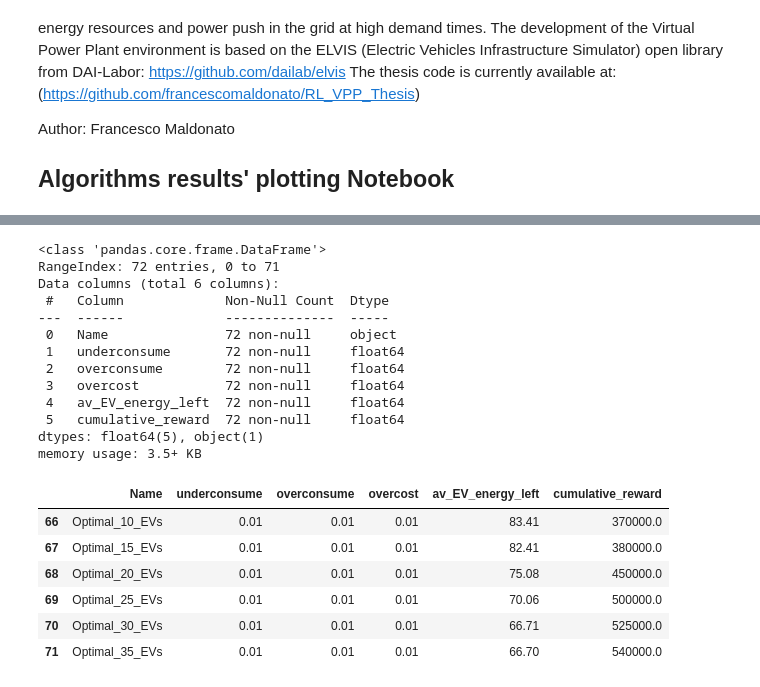
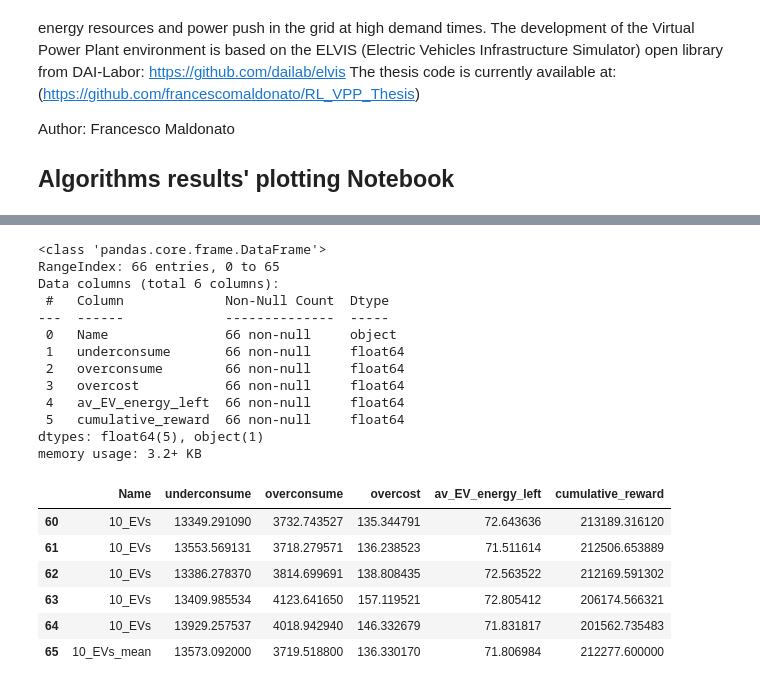
Before and after one commit to francescomaldonato/RL_VPP_Thesis, a Jupyter notebook: data/algorithms_results/Experiments_testing_plots.ipynb, the cells around one changed output, grey strips where cells are left out. Saved outputs shown, nothing was run; the diff lists cells and outputs as text; code cells hidden in the pictures.

```diff
--- a/data/algorithms_results/Experiments_testing_plots.ipynb
+++ b/data/algorithms_results/Experiments_testing_plots.ipynb
@@ -38,34 +39,34 @@ from sklearn.linear_model import LinearRegression
 # %%
 results_data = pd.read_csv('algorithms_results_table/EV_experiments_testing.csv')
 results_data = results_data.iloc[: , 1:]
 results_data['underconsume'].astype(float)
 results_data['overconsume'].astype(float)
 results_data['overcost'].astype(float)
-results_data['av_EVenergy_left'].astype(float)
+results_data['av_EV_energy_left'].astype(float)
 results_data['cumulative_reward'].astype(float)
 results_data.info()
 results_data.tail(6)
 # %% [output]
 <class 'pandas.core.frame.DataFrame'>
-RangeIndex: 72 entries, 0 to 71
+RangeIndex: 66 entries, 0 to 65
 Data columns (total 6 columns):
  #   Column             Non-Null Count  Dtype
 ---  ------             --------------  -----
- 0   Name               72 non-null     object
- 1   underconsume       72 non-null     float64
- 2   overconsume        72 non-null     float64
- 3   overcost           72 non-null     float64
- 4   av_EV_energy_left  72 non-null     float64
- 5   cumulative_reward  72 non-null     float64
+ 0   Name               66 non-null     object
+ 1   underconsume       66 non-null     float64
+ 2   overconsume        66 non-null     float64
+ 3   overcost           66 non-null     float64
+ 4   av_EV_energy_left  66 non-null     float64
+ 5   cumulative_reward  66 non-null     float64
 dtypes: float64(5), object(1)
-memory usage: 3.5+ KB
+memory usage: 3.2+ KB
 |  | Name | underconsume | overconsume | overcost | av_EV_energy_left | cumulative_reward |
-| 66 | Optimal_10_EVs | 0.01 | 0.01 | 0.01 | 83.41 | 370000.0 |
-| 67 | Optimal_15_EVs | 0.01 | 0.01 | 0.01 | 82.41 | 380000.0 |
-| 68 | Optimal_20_EVs | 0.01 | 0.01 | 0.01 | 75.08 | 450000.0 |
-| 69 | Optimal_25_EVs | 0.01 | 0.01 | 0.01 | 70.06 | 500000.0 |
-| 70 | Optimal_30_EVs | 0.01 | 0.01 | 0.01 | 66.71 | 525000.0 |
-| 71 | Optimal_35_EVs | 0.01 | 0.01 | 0.01 | 66.70 | 540000.0 |
+| 60 | 10_EVs | 13349.291090 | 3732.743527 | 135.344791 | 72.643636 | 213189.316120 |
+| 61 | 10_EVs | 13553.569131 | 3718.279571 | 136.238523 | 71.511614 | 212506.653889 |
+| 62 | 10_EVs | 13386.278370 | 3814.699691 | 138.808435 | 72.563522 | 212169.591302 |
+| 63 | 10_EVs | 13409.985534 | 4123.641650 | 157.119521 | 72.805412 | 206174.566321 |
+| 64 | 10_EVs | 13929.257537 | 4018.942940 | 146.332679 | 71.831817 | 201562.735483 |
+| 65 | 10_EVs_mean | 13573.092000 | 3719.518800 | 136.330170 | 71.806984 | 212277.600000 |
 # %%
 results_data_=results_data.drop("Name", axis=1)
 results_data_=results_data_.drop("overcost", axis=1)
```
Also changed, not shown: parts of 5 cells of this notebook, 3 other files.
